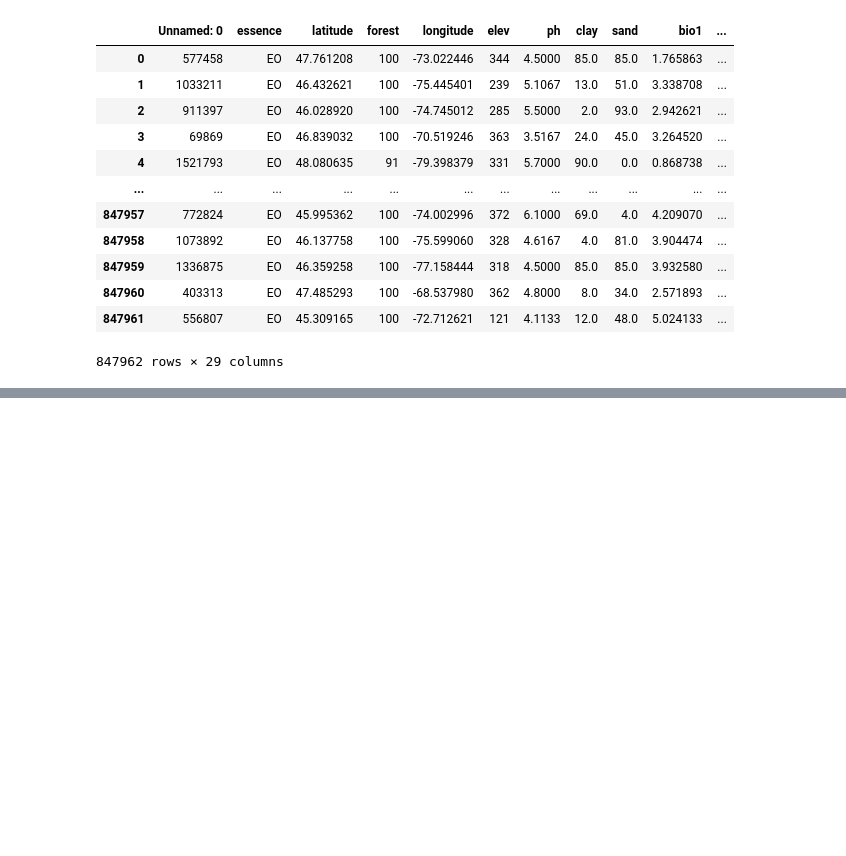
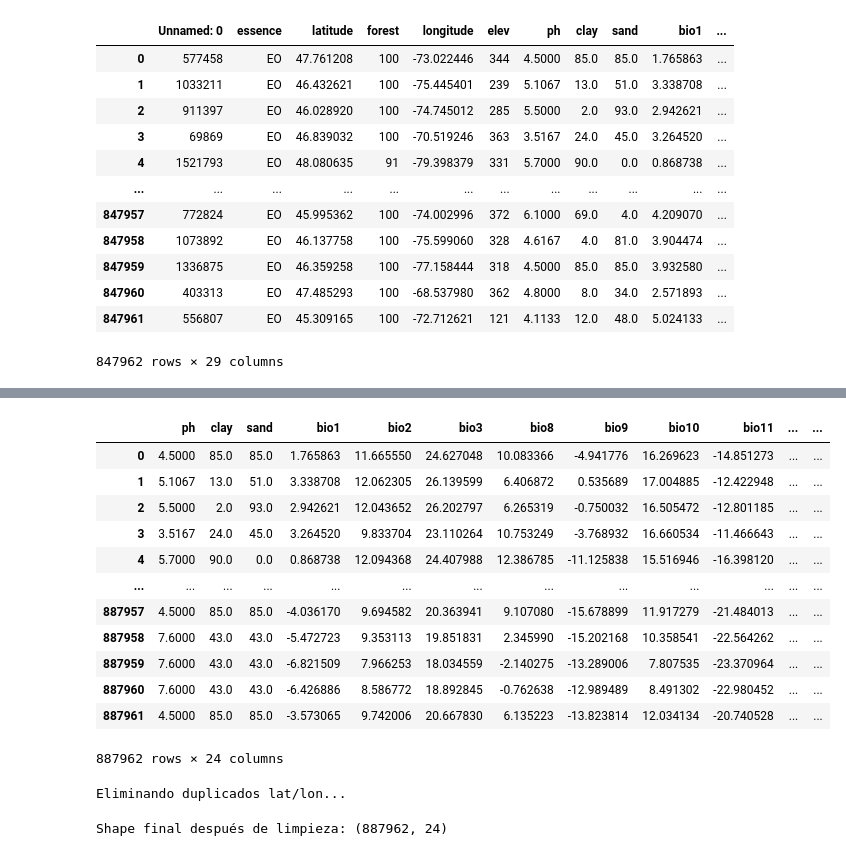
Before and after one commit to jorgelizarazo94/Maple_Quebecois, a Jupyter notebook: Supplementary_5.ipynb, the cells around one changed output, grey strips where cells are left out. Drawn from its saved outputs; the diff is of its cells as text; code cells hidden in the pictures; blank space fills up the shorter version.

```diff
--- a/Supplementary_5.ipynb
+++ b/Supplementary_5.ipynb
@@ -59,0 +242,2 @@ Reproyectando presencias...
+# %%
+dredm['presencia'] = 1  # 1 para presencias
@@ -59,0 +258,16 @@ Reproyectando presencias...
+# %%
+dataset_final
+# %% [output]
+|  | ph | clay | sand | bio1 | bio2 | bio3 | bio8 | bio9 | bio10 | bio11 | ... | ... |
+| 0 | 4.5000 | 85.0 | 85.0 | 1.765863 | 11.665550 | 24.627048 | 10.083366 | -4.941776 | 16.269623 | -14.851273 | ... | ... |
+| 1 | 5.1067 | 13.0 | 51.0 | 3.338708 | 12.062305 | 26.139599 | 6.406872 | 0.535689 | 17.004885 | -12.422948 | ... | ... |
+| 2 | 5.5000 | 2.0 | 93.0 | 2.942621 | 12.043652 | 26.202797 | 6.265319 | -0.750032 | 16.505472 | -12.801185 | ... | ... |
+| 3 | 3.5167 | 24.0 | 45.0 | 3.264520 | 9.833704 | 23.110264 | 10.753249 | -3.768932 | 16.660534 | -11.466643 | ... | ... |
+| 4 | 5.7000 | 90.0 | 0.0 | 0.868738 | 12.094368 | 24.407988 | 12.386785 | -11.125838 | 15.516946 | -16.398120 | ... | ... |
+| ... | ... | ... | ... | ... | ... | ... | ... | ... | ... | ... | ... | ... |
+| 887957 | 4.5000 | 85.0 | 85.0 | -4.036170 | 9.694582 | 20.363941 | 9.107080 | -15.678899 | 11.917279 | -21.484013 | ... | ... |
+| 887958 | 7.6000 | 43.0 | 43.0 | -5.472723 | 9.353113 | 19.851831 | 2.345990 | -15.202168 | 10.358541 | -22.564262 | ... | ... |
+| 887959 | 7.6000 | 43.0 | 43.0 | -6.821509 | 7.966253 | 18.034559 | -2.140275 | -13.289006 | 7.807535 | -23.370964 | ... | ... |
+| 887960 | 7.6000 | 43.0 | 43.0 | -6.426886 | 8.586772 | 18.892845 | -0.762638 | -12.989489 | 8.491302 | -22.980452 | ... | ... |
+| 887961 | 4.5000 | 85.0 | 85.0 | -3.573065 | 9.742006 | 20.667830 | 6.135223 | -13.823814 | 12.034134 | -20.740528 | ... | ... |
+887962 rows × 24 columns
@@ -59,0 +280,9 @@ Reproyectando presencias...
+# %%
+print("Eliminando duplicados lat/lon...")
+dataset_final = dataset_final.drop_duplicates(subset=['latitude', 'longitude'])
+# %% [output]
+Eliminando duplicados lat/lon...
+# %%
+print("Shape final después de limpieza:", dataset_final.shape)
+# %% [output]
+Shape final después de limpieza: (887962, 24)
```
Also changed, not shown: parts of 44 cells of this notebook.
